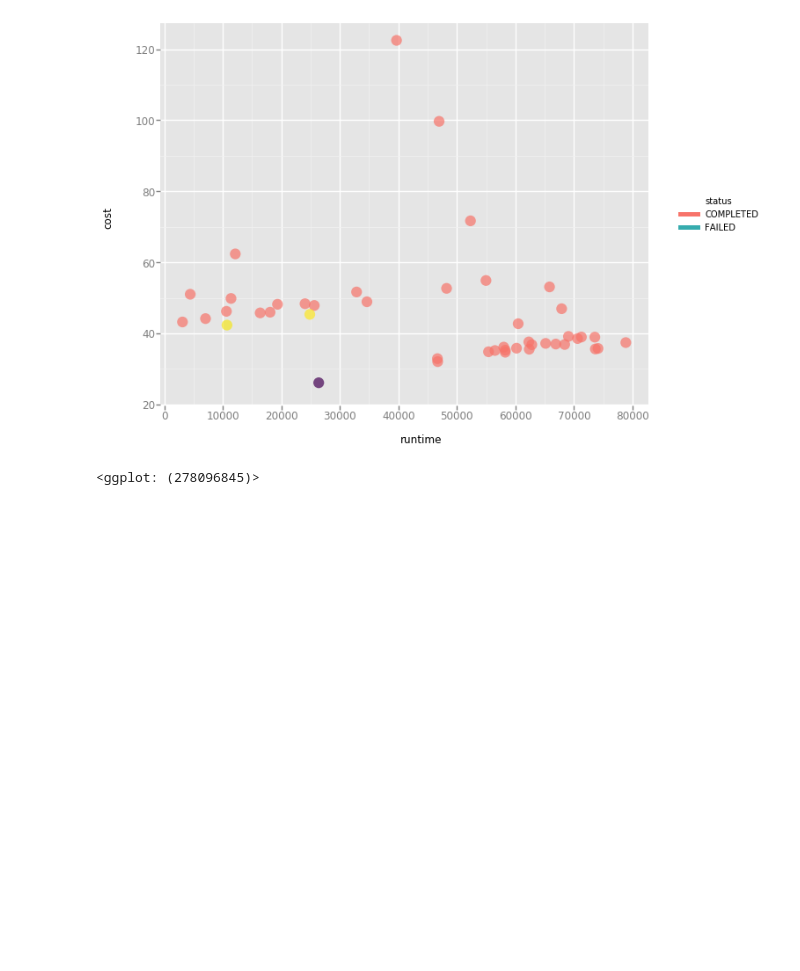
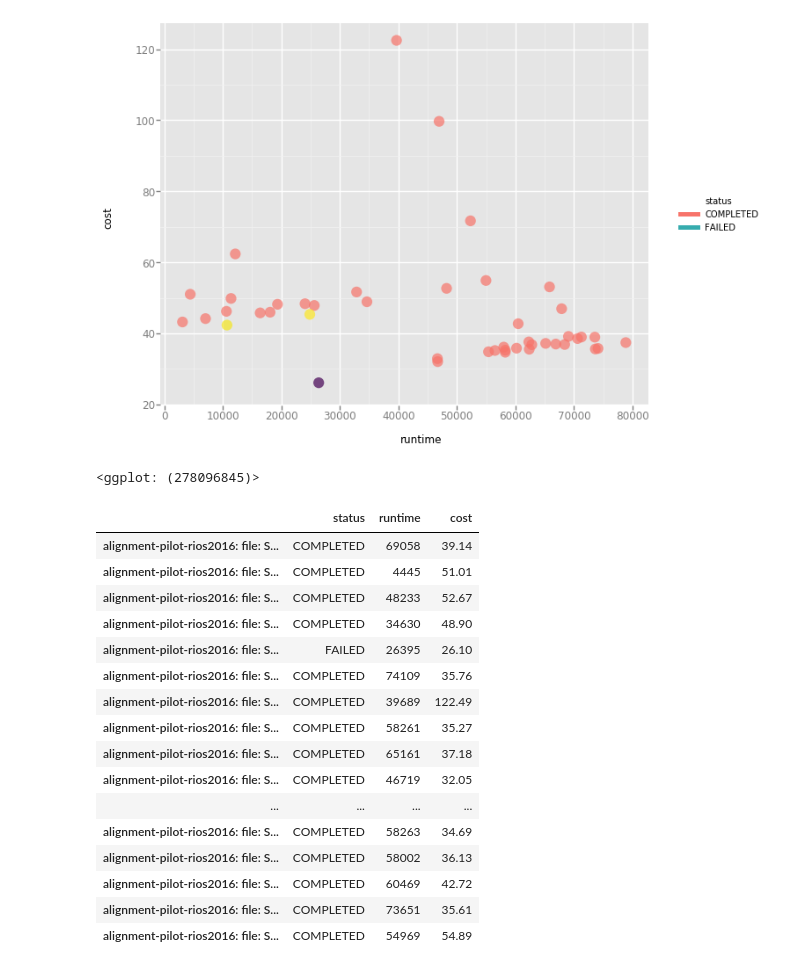
Before and after one commit to yuankunzhu/sandbox, a Jupyter notebook: jupyter/rios.ipynb, the cells around one changed output. Cells and saved outputs as stored; diff of their text form; code cells hidden in the pictures; blank space fills up the shorter version.

```diff
--- a/jupyter/rios.ipynb
+++ b/jupyter/rios.ipynb
@@ -37,3 +34,23 @@ ggplot(aes(x='runtime', y='cost', color='status'), data=df) +\
 # %% [output]
 [figure]
 <ggplot: (278096845)>
+# %%
+df
+# %% [output]
+|  | status | runtime | cost |
+| alignment-pilot-rios2016: file: S... | COMPLETED | 69058 | 39.14 |
+| alignment-pilot-rios2016: file: S... | COMPLETED | 4445 | 51.01 |
+| alignment-pilot-rios2016: file: S... | COMPLETED | 48233 | 52.67 |
+| alignment-pilot-rios2016: file: S... | COMPLETED | 34630 | 48.90 |
+| alignment-pilot-rios2016: file: S... | FAILED | 26395 | 26.10 |
+| alignment-pilot-rios2016: file: S... | COMPLETED | 74109 | 35.76 |
+| alignment-pilot-rios2016: file: S... | COMPLETED | 39689 | 122.49 |
+| alignment-pilot-rios2016: file: S... | COMPLETED | 58261 | 35.27 |
+| alignment-pilot-rios2016: file: S... | COMPLETED | 65161 | 37.18 |
+| alignment-pilot-rios2016: file: S... | COMPLETED | 46719 | 32.05 |
+| ... | ... | ... | ... |
+| alignment-pilot-rios2016: file: S... | COMPLETED | 58263 | 34.69 |
+| alignment-pilot-rios2016: file: S... | COMPLETED | 58002 | 36.13 |
+| alignment-pilot-rios2016: file: S... | COMPLETED | 60469 | 42.72 |
+| alignment-pilot-rios2016: file: S... | COMPLETED | 73651 | 35.61 |
+| alignment-pilot-rios2016: file: S... | COMPLETED | 54969 | 54.89 |
```
Also changed, not shown: parts of 1 cell of this notebook.
